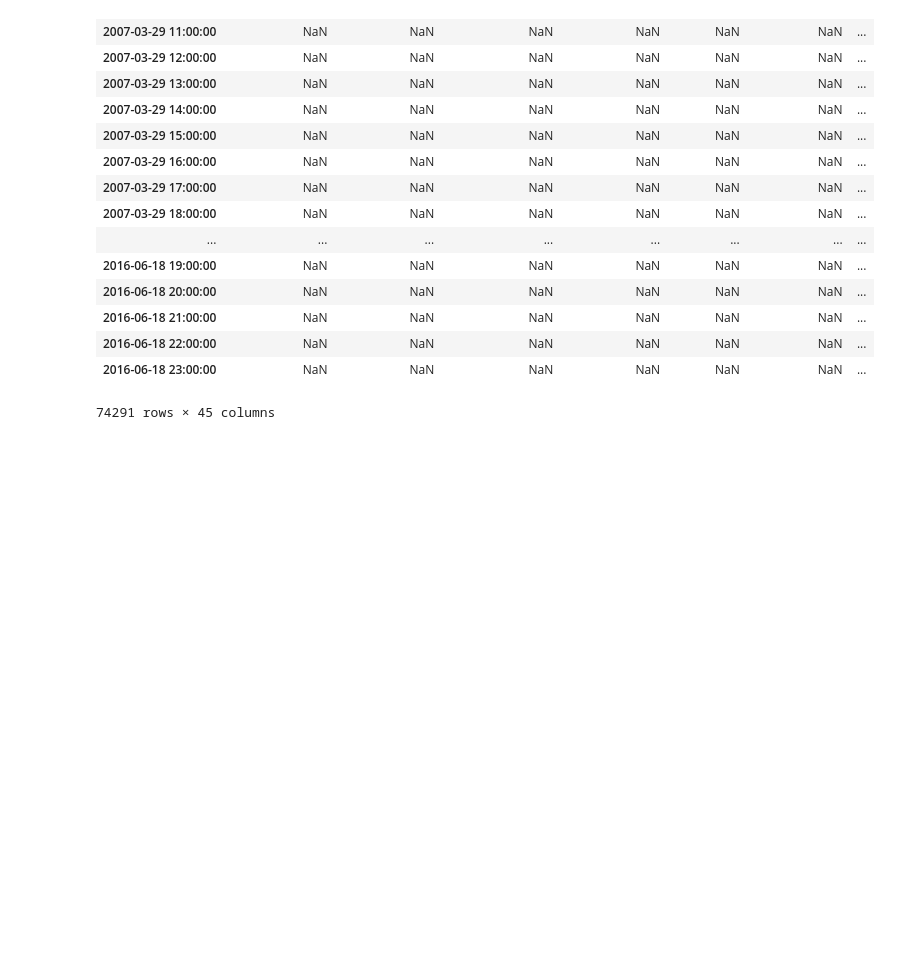
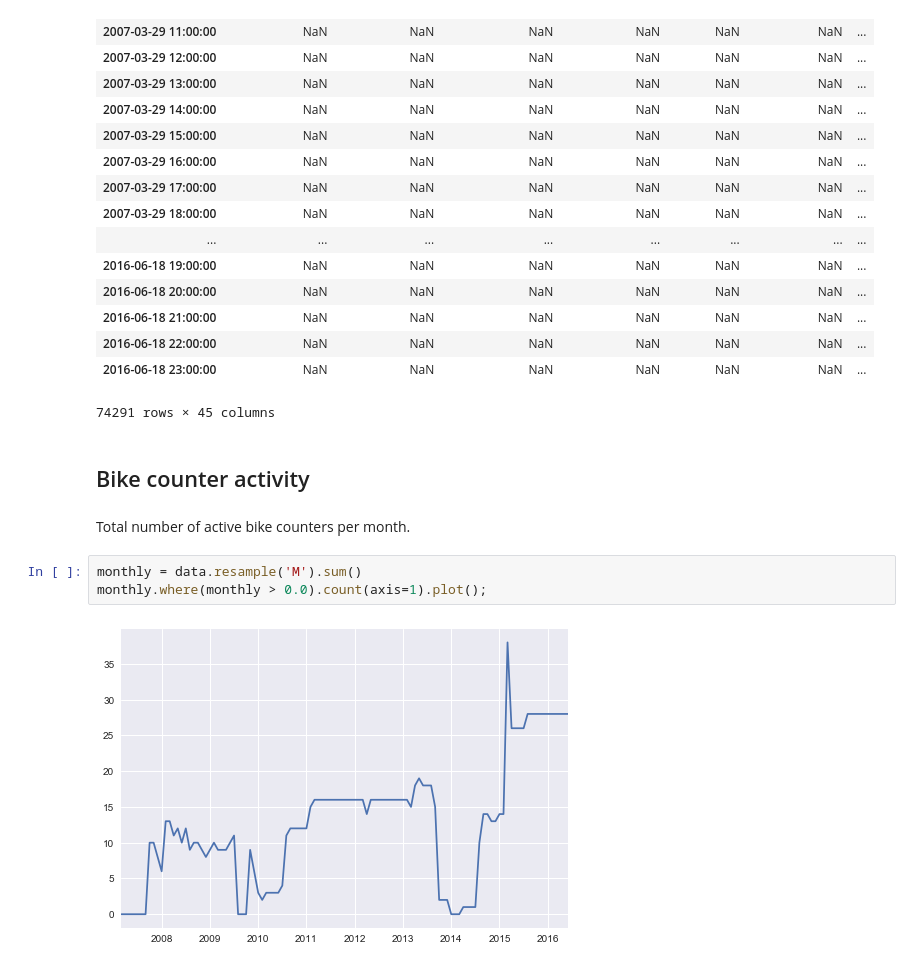
Before and after one commit to ajgeers/edinburgh-bike-counter, a Jupyter notebook: data_analysis.ipynb, the cells around one changed output. Saved outputs shown, nothing was run; the diff lists cells and outputs as text; blank space fills up the shorter version.

Commit message:
Add analysis of bike counter activity

```diff
--- a/data_analysis.ipynb
+++ b/data_analysis.ipynb
@@ -39,3 +39,12 @@ data
 | 2016-06-18 22:00:00 | NaN | NaN | NaN | NaN | NaN | NaN | ... |
 | 2016-06-18 23:00:00 | NaN | NaN | NaN | NaN | NaN | NaN | ... |
 74291 rows × 45 columns
+# %% [markdown]
+## Bike counter activity
+# %% [markdown]
+Total number of active bike counters per month.
+# %%
+monthly = data.resample('M').sum()
+monthly.where(monthly > 0.0).count(axis=1).plot();
+# %% [output]
+[figure, added]
```
Also changed, not shown: parts of 4 cells of this notebook.
